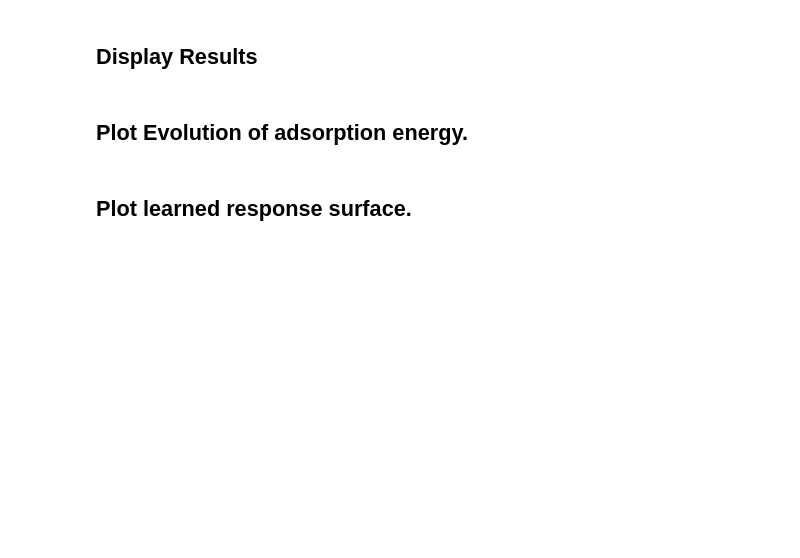
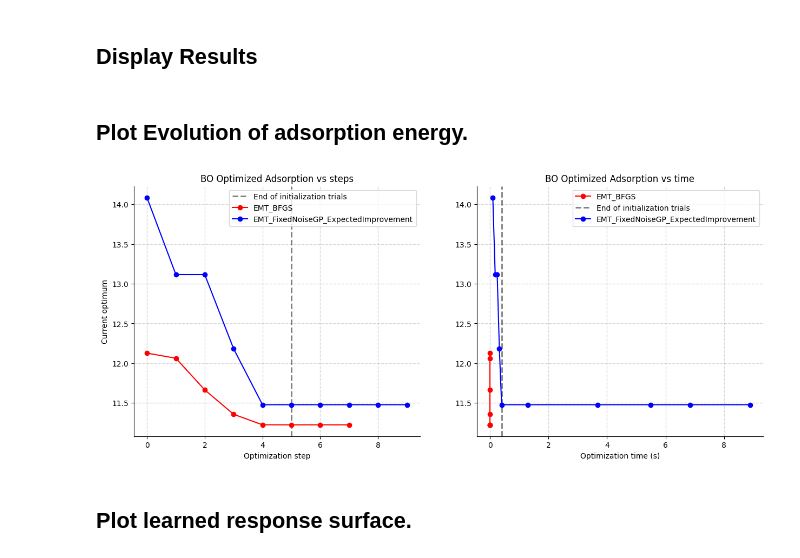
Before and after one commit to CedricTravelletti/InverseDesign.jl, a Jupyter notebook: examples/C_on_Cu.ipynb, the cells around one changed output. Saved outputs shown, nothing was run; the diff lists cells and outputs as text; code cells hidden in the pictures; blank space fills up the shorter version.

Commit message:
simple graph tuning

```diff
--- a/examples/C_on_Cu.ipynb
+++ b/examples/C_on_Cu.ipynb
@@ -249,35 +249,36 @@ ax[0].spines['right'].set_visible(False)
 ax[0].grid(True, linestyle='--', color='0.7', zorder=-1, linewidth=1, alpha=0.5)
 # Add horizontal line at x = gs_init_steps to indicate the end of the initialization trials.
 ax[0].axvline(x=input['gs_init_steps'], color='k', linestyle='--', linewidth=2, alpha=0.5, label='End of initialization trials')
 
 #bfgs
 x_bfgs = range(len(df_bfgs))
 y_bfgs = df_bfgs['Energy']
 ax[0].plot(x_bfgs, y_bfgs, label=f"{input['calc_method']}_BFGS", color='r', marker='o', linestyle='-')
 
 #BO
 trace = df['bo_trace']
 x = range(len(trace))
 ax[0].plot(x, trace, label=f"{input['calc_method']}_{input['bo_surrogate']}_{input['bo_acquisition_f']}", color='b', marker='o', linestyle='-')
 
 # Plot the optimization trace vs time
 ax[1].set_title('BO Optimized Adsorption vs time')
 ax[1].set_xlabel("Optimization time (s)")
 ax[1].spines['top'].set_visible(False)
 ax[1].spines['right'].set_visible(False)
 ax[1].grid(True, linestyle='--', color='0.7', zorder=-1, linewidth=1, alpha=0.5)
 #BFGS
-#change df_bfgs['Time'] to a value in seconds
-
 xt_bfgs = df_bfgs['Time']
 ax[1].plot(xt_bfgs, y_bfgs, label=f"{input['calc_method']}_BFGS", color='r', marker='o', linestyle='-')
 #BO
 xt_BO = df['run_time']
+ax[1].axvline(x=df['run_time'][input['gs_init_steps']-1], color='k', linestyle='--', linewidth=2, alpha=0.5, label='End of initialization trials')
 ax[1].plot(xt_BO, trace, label=f"{input['calc_method']}_{input['bo_surrogate']}_{input['bo_acquisition_f']}", color='b', marker='o', linestyle='-')
 
 plt.legend()
 ax[0].legend()
 fig.savefig(f"ase_ads_Opt_trace_{input['adsorbant_atom']}_on_{input['surface_atom']}_{input['calc_method']}_{input['bo_surrogate']}_{input['bo_acquisition_f']}_{curr_date_time}_{num_files}.png")
+# %% [output]
+[figure, added]
 # %% [markdown]
 ## Plot learned response surface.
 # %%
```
